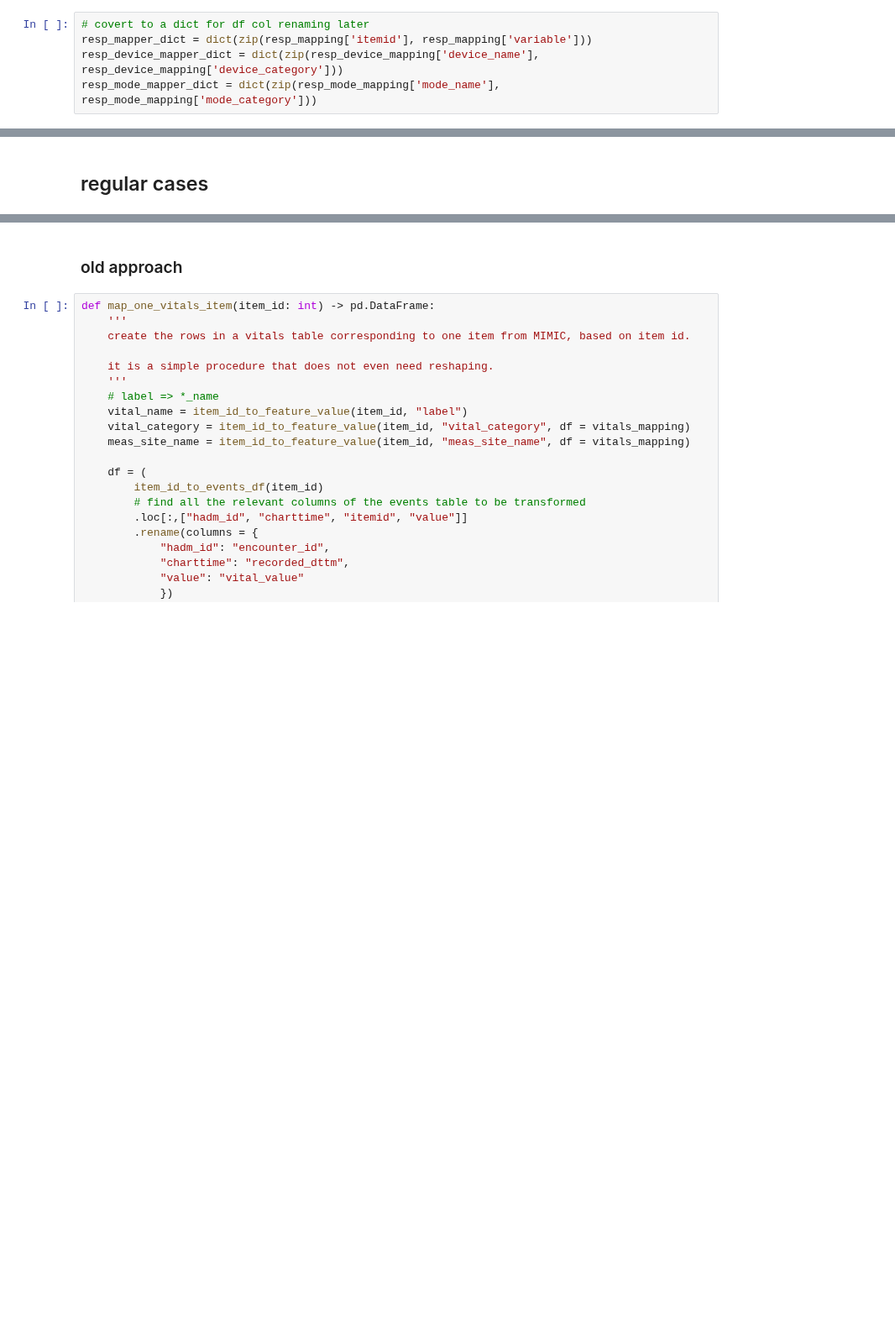
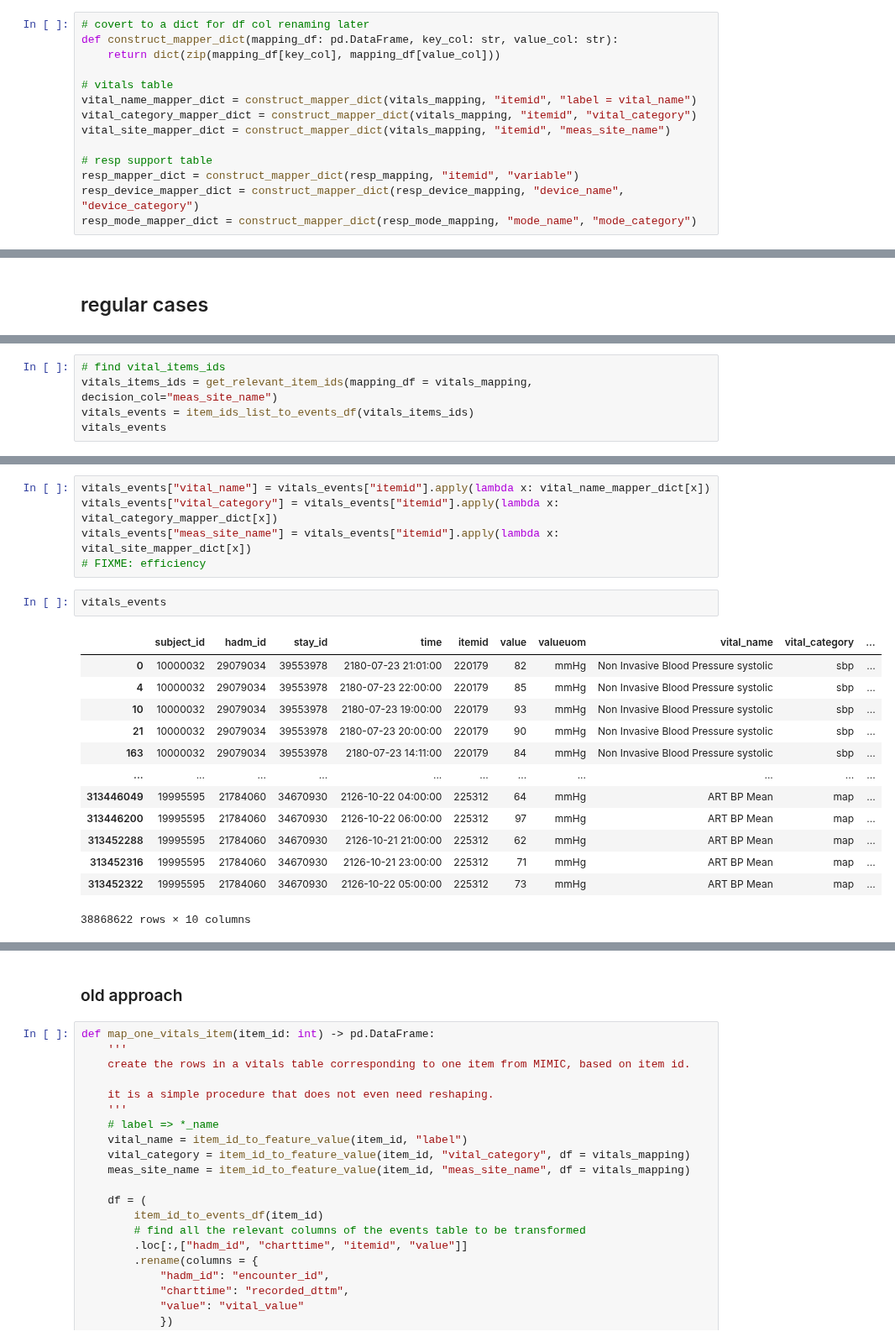
Before and after one commit to oldsandiaz/mimicclif, a Jupyter notebook: code/mimic-to-clif.ipynb, the cells around one changed output, grey strips where cells are left out. Shown at 84% size. Drawn from its saved outputs; the diff is of its cells as text; blank space fills up the shorter version.

Commit message:
also updated the code that handles the regular, non-temp_c vitals items and removed the for loop

```diff
--- a/code/mimic-to-clif.ipynb
+++ b/code/mimic-to-clif.ipynb
@@ -43,6 +43,15 @@ resp_device_mapping = load_mapping_csv("device_category")
 resp_mode_mapping = load_mapping_csv("mode_category")
 # %%
 # covert to a dict for df col renaming later
-resp_mapper_dict = dict(zip(resp_mapping['itemid'], resp_mapping['variable']))
-resp_device_mapper_dict = dict(zip(resp_device_mapping['device_name'], resp_device_mapping['device_category']))
-resp_mode_mapper_dict = dict(zip(resp_mode_mapping['mode_name'], resp_mode_mapping['mode_category']))
+def construct_mapper_dict(mapping_df: pd.DataFrame, key_col: str, value_col: str):
+    return dict(zip(mapping_df[key_col], mapping_df[value_col]))
+
+# vitals table
+vital_name_mapper_dict = construct_mapper_dict(vitals_mapping, "itemid", "label = vital_name")
+vital_category_mapper_dict = construct_mapper_dict(vitals_mapping, "itemid", "vital_category")
+vital_site_mapper_dict = construct_mapper_dict(vitals_mapping, "itemid", "meas_site_name")
+
+# resp support table
+resp_mapper_dict = construct_mapper_dict(resp_mapping, "itemid", "variable")
+resp_device_mapper_dict = construct_mapper_dict(resp_device_mapping, "device_name", "device_category")
+resp_mode_mapper_dict = construct_mapper_dict(resp_mode_mapping, "mode_name", "mode_category")
@@ -276,0 +301,5 @@ def convert_f_to_c(temp_f):
+# %%
+# find vital_items_ids
+vitals_items_ids = get_relevant_item_ids(mapping_df = vitals_mapping, decision_col="meas_site_name")
+vitals_events = item_ids_list_to_events_df(vitals_items_ids)
+vitals_events
@@ -276,0 +320,21 @@ def convert_f_to_c(temp_f):
+# %%
+vitals_events["vital_name"] = vitals_events["itemid"].apply(lambda x: vital_name_mapper_dict[x])
+vitals_events["vital_category"] = vitals_events["itemid"].apply(lambda x: vital_category_mapper_dict[x])
+vitals_events["meas_site_name"] = vitals_events["itemid"].apply(lambda x: vital_site_mapper_dict[x])
+# FIXME: efficiency
+# %%
+vitals_events
+# %% [output]
+|  | subject_id | hadm_id | stay_id | time | itemid | value | valueuom | vital_name | vital_category | ... |
+| 0 | 10000032 | 29079034 | 39553978 | 2180-07-23 21:01:00 | 220179 | 82 | mmHg | Non Invasive Blood Pressure systolic | sbp | ... |
+| 4 | 10000032 | 29079034 | 39553978 | 2180-07-23 22:00:00 | 220179 | 85 | mmHg | Non Invasive Blood Pressure systolic | sbp | ... |
+| 10 | 10000032 | 29079034 | 39553978 | 2180-07-23 19:00:00 | 220179 | 93 | mmHg | Non Invasive Blood Pressure systolic | sbp | ... |
+| 21 | 10000032 | 29079034 | 39553978 | 2180-07-23 20:00:00 | 220179 | 90 | mmHg | Non Invasive Blood Pressure systolic | sbp | ... |
+| 163 | 10000032 | 29079034 | 39553978 | 2180-07-23 14:11:00 | 220179 | 84 | mmHg | Non Invasive Blood Pressure systolic | sbp | ... |
+| ... | ... | ... | ... | ... | ... | ... | ... | ... | ... | ... |
+| 313446049 | 19995595 | 21784060 | 34670930 | 2126-10-22 04:00:00 | 225312 | 64 | mmHg | ART BP Mean | map | ... |
+| 313446200 | 19995595 | 21784060 | 34670930 | 2126-10-22 06:00:00 | 225312 | 97 | mmHg | ART BP Mean | map | ... |
+| 313452288 | 19995595 | 21784060 | 34670930 | 2126-10-21 21:00:00 | 225312 | 62 | mmHg | ART BP Mean | map | ... |
+| 313452316 | 19995595 | 21784060 | 34670930 | 2126-10-21 23:00:00 | 225312 | 71 | mmHg | ART BP Mean | map | ... |
+| 313452322 | 19995595 | 21784060 | 34670930 | 2126-10-22 05:00:00 | 225312 | 73 | mmHg | ART BP Mean | map | ... |
+38868622 rows × 10 columns
```
Also changed, not shown: parts of 16 cells of this notebook.
